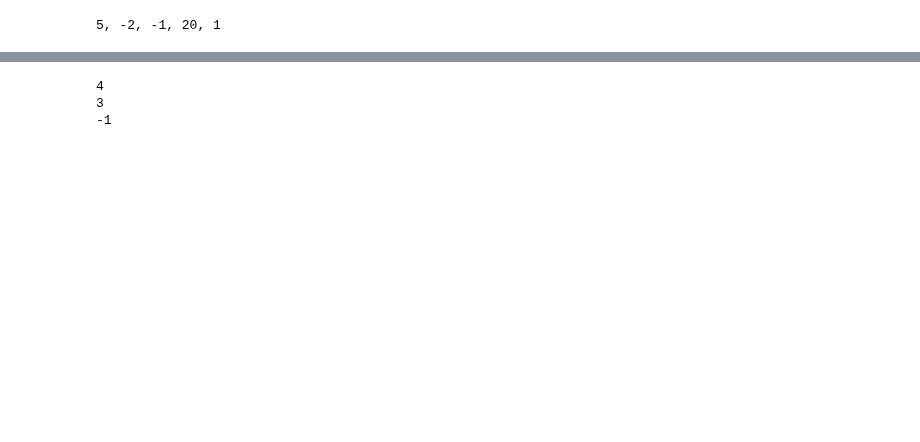
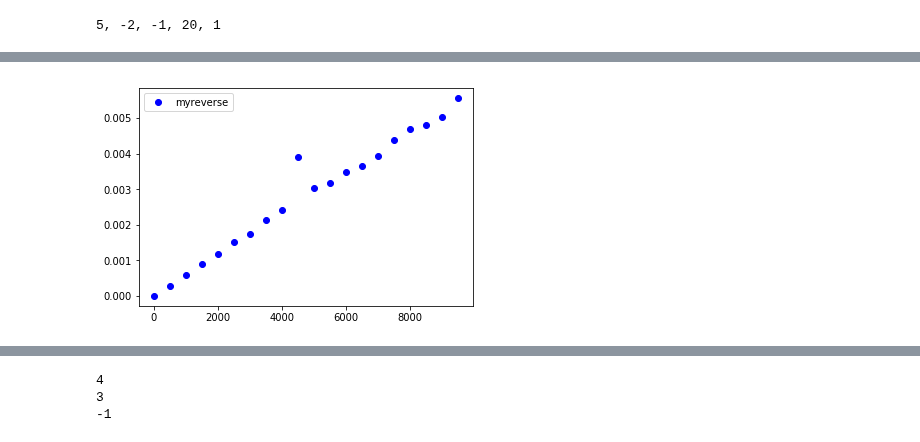
Before and after one commit to wagenkn/AuK, a Jupyter notebook: 03 - Abstrakte Datentypen und Datenstrukturen.ipynb, the cells around one changed output, grey strips where cells are left out. Drawn from its saved outputs; the diff is of its cells as text; code cells hidden in the pictures; blank space fills up the shorter version.

```diff
--- a/03 - Abstrakte Datentypen und Datenstrukturen.ipynb
+++ b/03 - Abstrakte Datentypen und Datenstrukturen.ipynb
@@ -496,0 +653,86 @@ Für die Queue können wir die Doubly-Linked List, die wir oben implementiert ha
+# %%
+### GLEICHER Algorithmus über VERSCHIEDENEN konkreten Datentypen
+
+##  Anwendung mit Stack: Invertieren einer Liste
+#   Beispiel:  myreverse([1, 2, [3, 4], 5]) = [5, [3, 4], 2, 1]
+
+# from stack import Stack1, Stack2, Stack3
+
+import timeit
+import random
+import matplotlib.pyplot as plt
+
+def myreverse(ls):
+    s = Stack1()   # Datenstruktur hier ändern (EINZIGER Eingriff)  !!!!!!!!!!!!!!!!!!!!!
+    result = []    # Liste
+    for item in ls:
+        s.push(item)
+    while not(s.isEmpty()):
+        result.append(s.pop())
+    return result
+
+##ls = [i for i in range(10)]
+##print(ls)
+##print(myreverse(ls))
+
+## Effizienzanalyse
+
+def analyze(fn, maxi=10000, step=500):
+    '''Funktion zur Ermittlung der Laufzeiten T(n) in Abhängigkeit von der Problemgröße n'''
+    tx = []
+    ty = []
+    global n  # Damit es im Timer verwendet werden kann
+    for n in range(1, maxi, step):   # Wortlängen n  (Problemgröße)
+        tt = []
+        for i in range(10):   # Anzahl k der Instanzen für jedes n
+            v = fn + '(ls)'
+            t = timeit.Timer(v, 'gc.enable(); \
+                from __main__ import ' + fn + ', myreverse, n; \
+                ls = [i for i in range(n)]')  # wie eval
+            tt = tt + [t.timeit(number=1)]
+        tt.reverse()      # sort(), falls best case gesucht
+        tx.append(n)
+        ty.append(tt[0])  # ist das Maximum der Zeitenliste
+    return tx, ty
+
+plt.figure('Umkehr einer Listen')
+result = analyze('myreverse')
+plt.plot(result[0], result[1], 'bo', label='myreverse')
+plt.legend(loc='upper left')
+plt.show()
+
+## Ergebnisse:
+
+#  Alle drei in O(n), n ... Anzahl der Listenelemente
+#     Ursache: Die Schleifen arbeiten mit O(n) und verschlingen den O(1)-Vorteil.
+
+#  Da push() und pop() von Stack1 in O(1) ist der Anstieg der Geraden geringer.
+
+#  Die Stack-Impl. 3 mit einfach verketteten Listen ist die ineffizienteste.
+
+# --------------------------
+
+### Alternative: Verwendung eines anderen Datentyps: (Python-) Liste
+
+def myreverse(ls):
+    ls.reverse()
+    return ls
+
+##plt.figure('Umkehr einer Listen')
+##result = analyze('myreverse',30000)
+##plt.plot(result[0], result[1], 'bo', label='myreverse')
+##plt.legend(loc='upper left')
+##plt.show()
+
+## Ergebnis:
+
+#  Liegt ebenfalls in O(n), n ... Anzahl der Listenelemente
+#  Ist wesentlich schneller (Geradenanstieg geringer) als bei Wahl von Stack 1, 2, 3.
+
+#  Die Python-Impl. verwendet ein ARRAY (aus C) und dimensioniert es so groß,
+#  dass es für viele Anwendungen ausreicht. Falls es voll ist, wird ein neues
+#  (wiederum over-allocated) ARRAY bereitgestellt und der Inhalt das alten
+#  dorhin KOPIERT. ---> Amorisierte Effizienz ist sehr gut.
+#  Deshalb gibt es in der Aufwandsgrafik immer wieder "Ausreißer".
+# %% [output]
+[figure, added]
```
Also changed, not shown: parts of 15 cells of this notebook, 1 other file.
